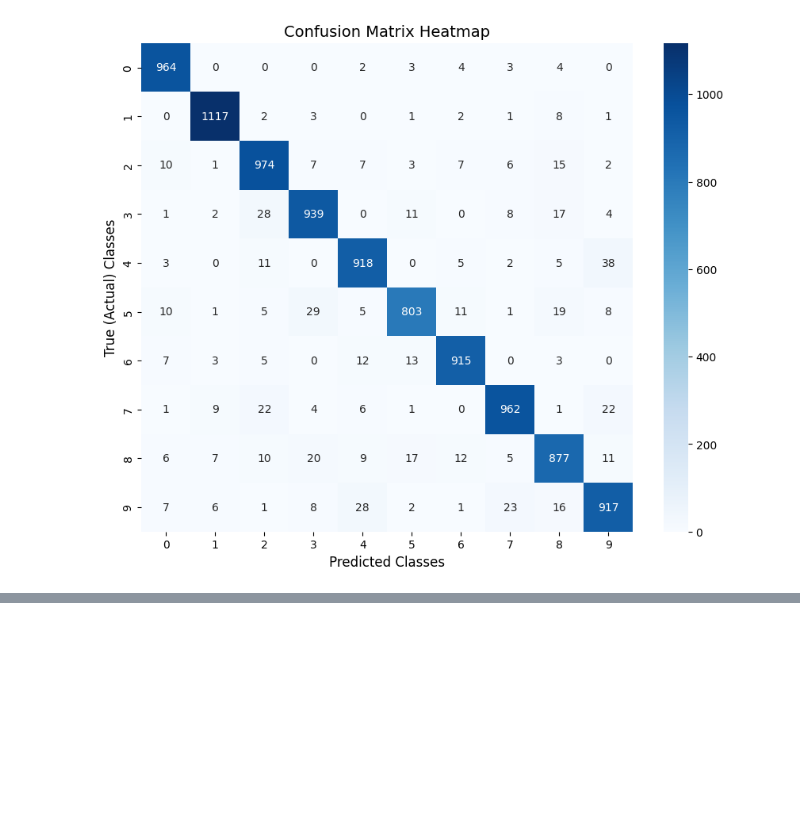
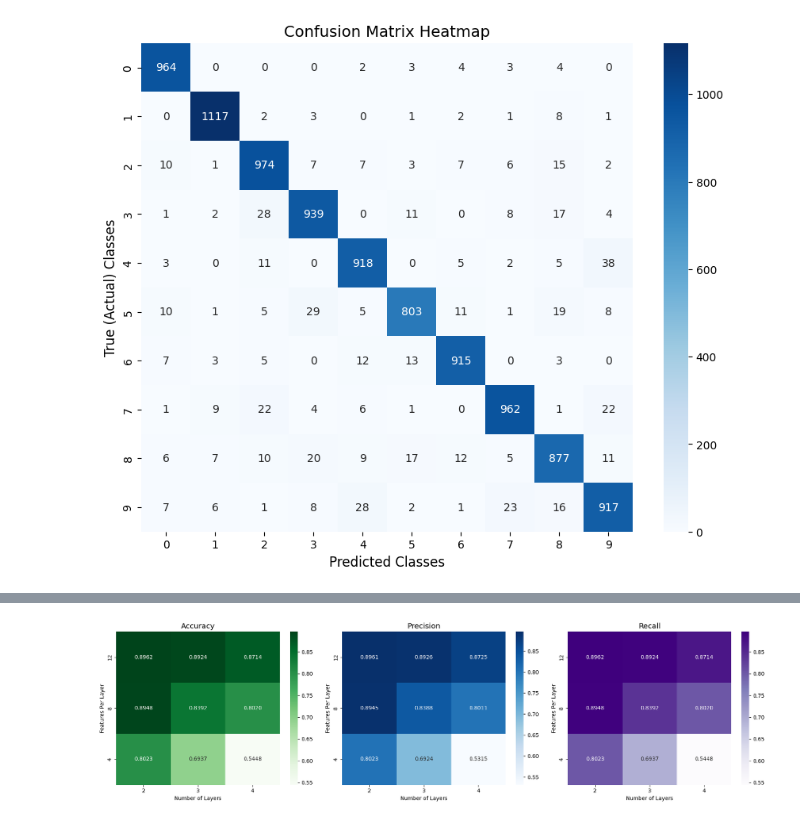
Before and after one commit to swayambhu2010/Python-Visibility, a Jupyter notebook: Module 2 Deep Learning Computer Vision Deployment/Feedforward neural networks and backpropagation algorithm/Week_6_v_0_0.ipynb, the cells around one changed output, grey strips where cells are left out. Cells and saved outputs as stored; diff of their text form; code cells hidden in the pictures; blank space fills up the shorter version.

```diff
--- a/Module 2 Deep Learning Computer Vision Deployment/Feedforward neural networks and backpropagation algorithm/Week_6_v_0_0.ipynb
+++ b/Module 2 Deep Learning Computer Vision Deployment/Feedforward neural networks and backpropagation algorithm/Week_6_v_0_0.ipynb
@@ -673,0 +903,46 @@ plt.show()
+# %%
+import numpy as np
+import matplotlib.pyplot as plt
+import seaborn as sns
+
+# Define grid parameters
+layers_list = [2, 3, 4]
+features_list = [4, 8, 12]
+
+# Reshape and transpose the lists (Rows = Features, Columns = Layers)
+acc_2d = np.array(accuracy_values).reshape(len(layers_list), len(features_list)).T
+prec_2d = np.array(precision_values).reshape(len(layers_list), len(features_list)).T
+rec_2d = np.array(recall_values).reshape(len(layers_list), len(features_list)).T
+
+# Set up a 1x3 horizontal grid of plots
+fig, axes = plt.subplots(1, 3, figsize=(18, 5))
+
+# Accuracy Heatmap
+sns.heatmap(acc_2d, annot=True, fmt=".4f", cmap="Greens",
+            xticklabels=layers_list, yticklabels=features_list, ax=axes[0])
+axes[0].set_title("Accuracy", fontsize=14)
+axes[0].set_xlabel("Number of Layers")
+axes[0].set_ylabel("Features Per Layer")
+axes[0].invert_yaxis() # Flips Y-axis so smaller numbers are at the bottom
+
+# Precision Heatmap
+sns.heatmap(prec_2d, annot=True, fmt=".4f", cmap="Blues",
+            xticklabels=layers_list, yticklabels=features_list, ax=axes[1])
+axes[1].set_title("Precision", fontsize=14)
+axes[1].set_xlabel("Number of Layers")
+axes[1].set_ylabel("Features Per Layer")
+axes[1].invert_yaxis()
+
+# Recall Heatmap
+sns.heatmap(rec_2d, annot=True, fmt=".4f", cmap="Purples",
+            xticklabels=layers_list, yticklabels=features_list, ax=axes[2])
+axes[2].set_title("Recall", fontsize=14)
+axes[2].set_xlabel("Number of Layers")
+axes[2].set_ylabel("Features Per Layer")
+axes[2].invert_yaxis()
+
+# Adjust spacing between plots so labels don't overlap
+plt.tight_layout()
+plt.show()
+# %% [output]
+[figure, added]
```
Also changed, not shown: parts of 5 cells of this notebook.
